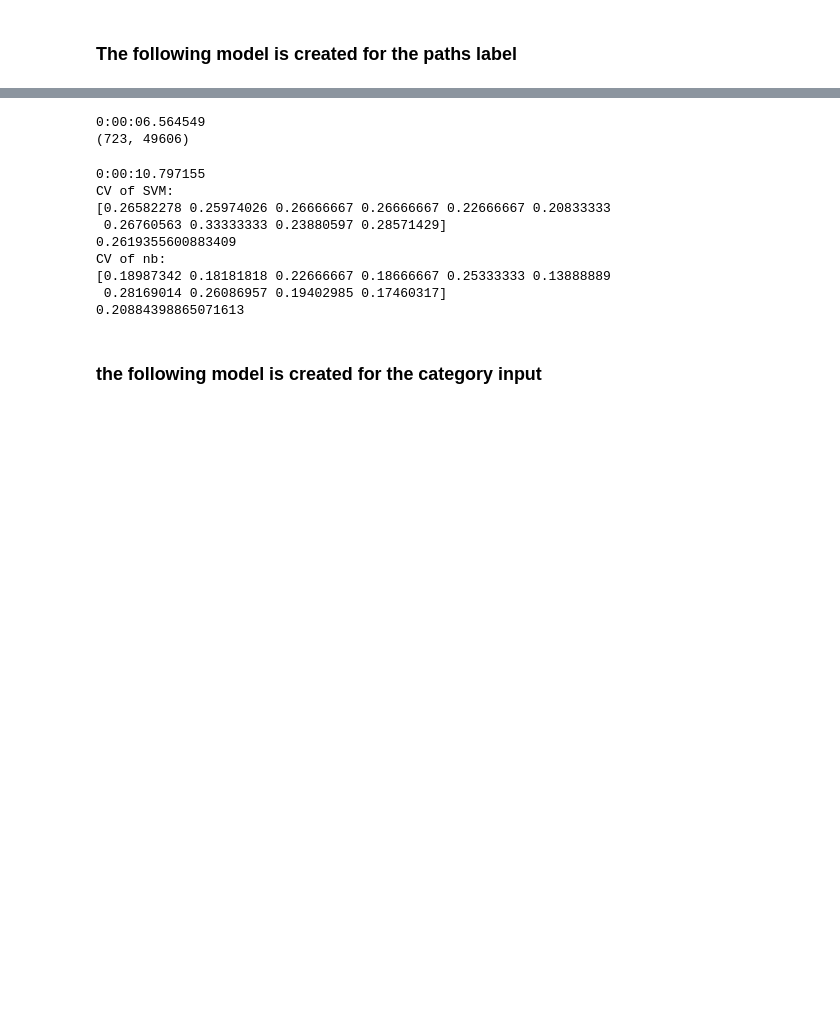
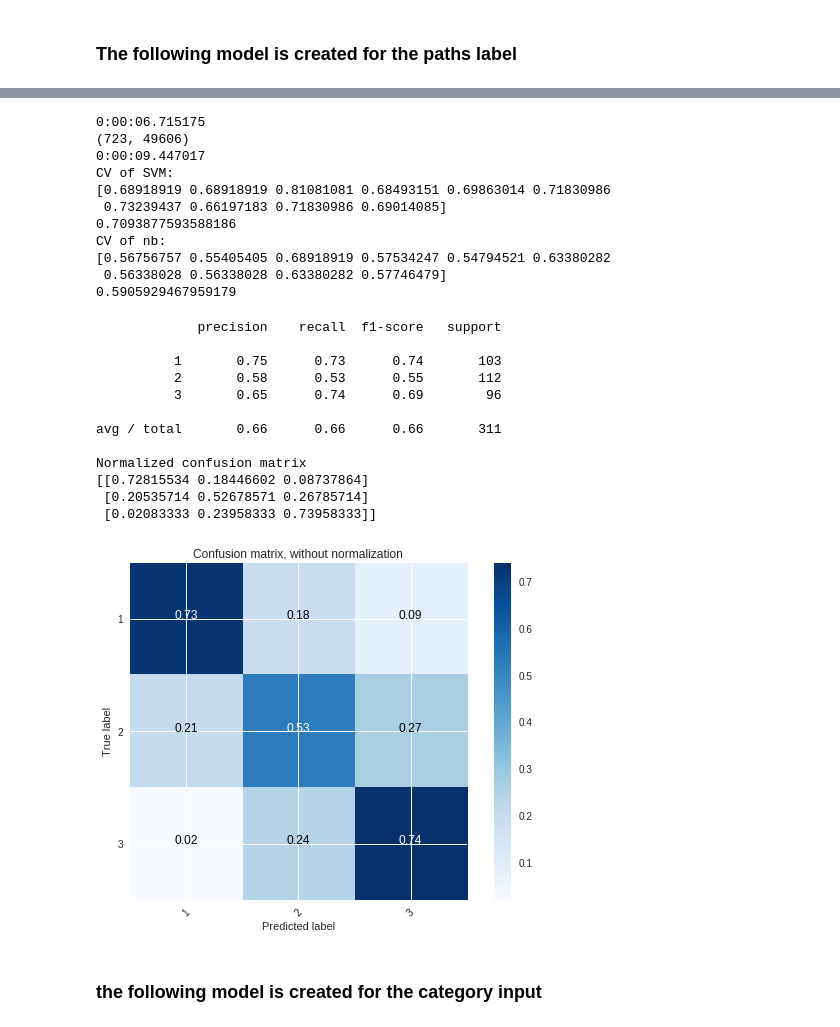
Before and after one commit to pmanlukas/colabSVM, a Jupyter notebook: linear_classifier.ipynb, the cells around one changed output, grey strips where cells are left out. Drawn from its saved outputs; the diff is of its cells as text; code cells hidden in the pictures; blank space fills up the shorter version.

```diff
--- a/linear_classifier.ipynb
+++ b/linear_classifier.ipynb
@@ -227,7 +223,7 @@ X_trainC, X_testC, y_trainC, y_testC = train_test_split(cat_texts, labelsCat, te
 X_trainI, X_testI, y_trainI, y_testI = train_test_split(texts_info_cat, labelsCat, test_size=0.3, random_state=0)
 # %%
 #split for path_obj texts and labels
-X_trainPP, X_testPP, y_trainPP, y_testPP = train_test_split(texts_paths, labelsPath, test_size=0.3, random_state=0)
+X_trainPP, X_testPP, y_trainPP, y_testPP = train_test_split(texts_paths, labelsPath3, test_size=0.3, random_state=0)
 # %%
 from sklearn import model_selection, preprocessing, linear_model
 
@@ -493,20 +538,20 @@ t1 = datetime.now()
 
 
 
-XtrainP = tf_transformer.transform(X_trainPP)
-XtestP = tf_transformer.transform(X_testPP)
+XtrainPP = tf_transformer.transform(X_trainPP)
+XtestPP = tf_transformer.transform(X_testPP)
 
 
 print(datetime.now() - t1)
 print(XtrainP.shape)
 
 # TODO: adjust classifier to generate better accuracy
-model_svm_P = clfSVC.fit(XtrainP, y_trainPP)
-model_nb_P = clfNB.fit(XtestP, y_testPP)
+model_svm_P = clfSVC.fit(XtrainPP, y_trainPP)
+model_nb_P = clfNB.fit(XtestPP, y_testPP)
 
 #cross validation
-score_svm_P = cross_val_score(model_svm_P, XtrainP, y_trainPP, cv=10, n_jobs=-1)
-score_nb_P = cross_val_score(model_nb_P, XtrainP, y_trainPP, cv=10, n_jobs=-1)
+score_svm_P = cross_val_score(model_svm_P, XtrainPP, y_trainPP, cv=10, n_jobs=-1)
+score_nb_P = cross_val_score(model_nb_P, XtrainPP, y_trainPP, cv=10, n_jobs=-1)
 
 print(datetime.now() - t1)
 print("CV of SVM:")
@@ -516,17 +561,39 @@ print("CV of nb:")
 print(score_nb_P)
 print(sum(score_nb_P) / len(score_nb_P))
 # %% [output]
-0:00:06.564549
+0:00:06.715175
 (723, 49606)
+0:00:09.447017
+CV of SVM:
+[0.68918919 0.68918919 0.81081081 0.68493151 0.69863014 0.71830986
+ 0.73239437 0.66197183 0.71830986 0.69014085]
+0.7093877593588186
+CV of nb:
+[0.56756757 0.55405405 0.68918919 0.57534247 0.54794521 0.63380282
+ 0.56338028 0.56338028 0.63380282 0.57746479]
+0.5905929467959179
-0:00:10.797155
-CV of SVM:
-[0.26582278 0.25974026 0.26666667 0.26666667 0.22666667 0.20833333
- 0.26760563 0.33333333 0.23880597 0.28571429]
-0.2619355600883409
-CV of nb:
-[0.18987342 0.18181818 0.22666667 0.18666667 0.25333333 0.13888889
- 0.28169014 0.26086957 0.19402985 0.17460317]
-0.20884398865071613
+# %%
+y_pred = cross_val_predict(model_svm_P,XtestPP,y_testPP,cv=10)
+print(classification_report(y_testPP, y_pred))
+conf_mat = confusion_matrix(y_testPP,y_pred)
+conf_mat
+plt.figure()
+plot_confusion_matrix(conf_mat, classes=[1,2,3], normalize=True,
+                      title='Confusion matrix, without normalization')
+# %% [output]
+             precision    recall  f1-score   support
+
+          1       0.75      0.73      0.74       103
+          2       0.58      0.53      0.55       112
+          3       0.65      0.74      0.69        96
+
+avg / total       0.66      0.66      0.66       311
+
+Normalized confusion matrix
+[[0.72815534 0.18446602 0.08737864]
+ [0.20535714 0.52678571 0.26785714]
+ [0.02083333 0.23958333 0.73958333]]
+[figure, added]
 # %% [markdown]
 ### the following model is created for the category input
 # %%
```
Also changed, not shown: parts of 14 cells of this notebook.
